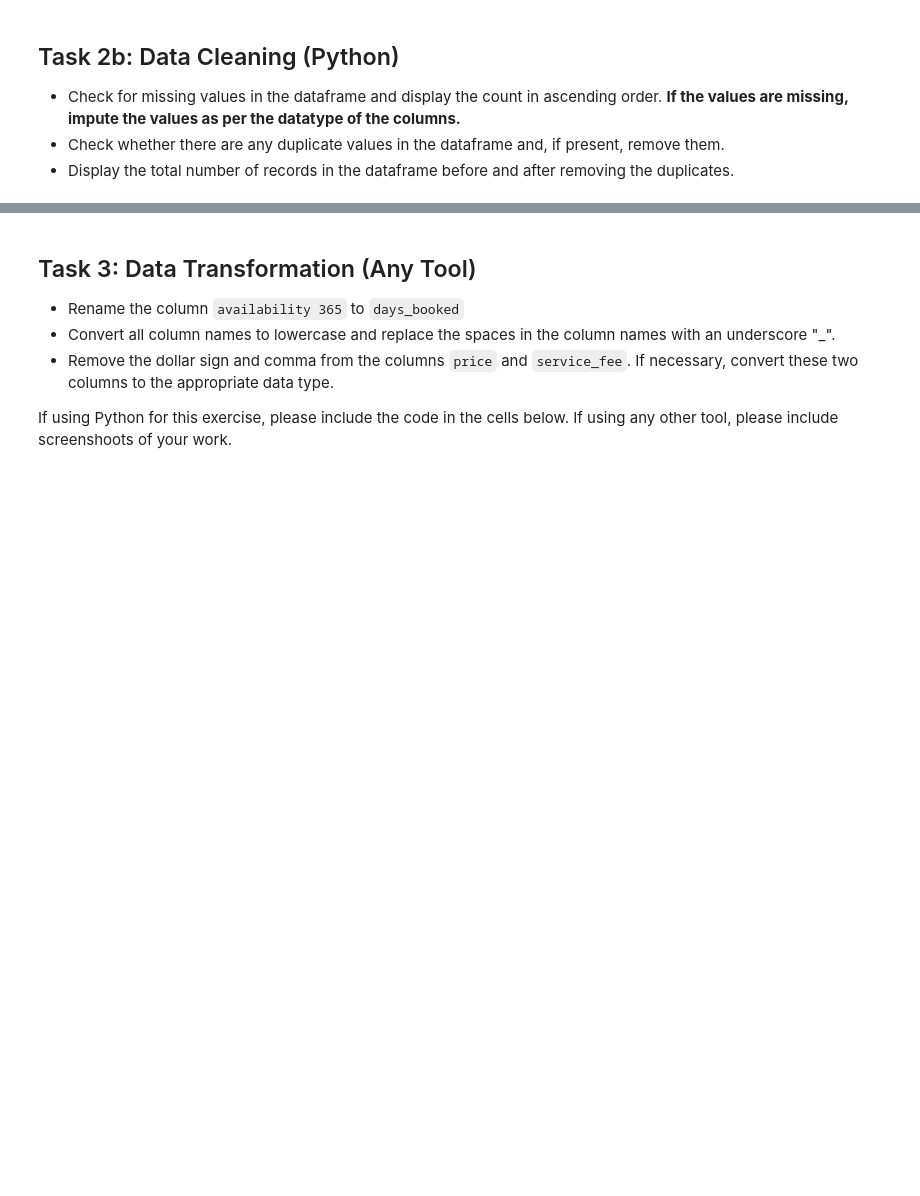
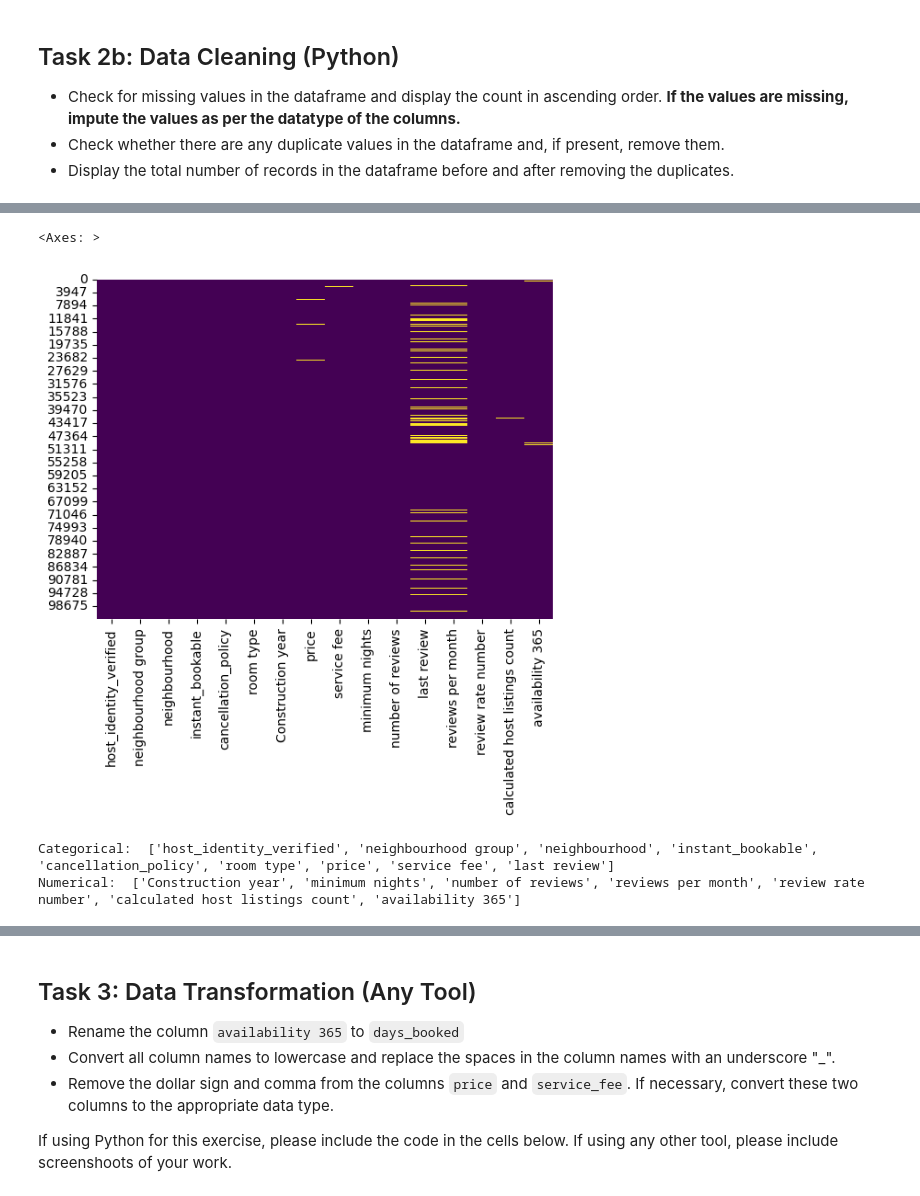
Before and after one commit to bimbo-22/data-science, a Jupyter notebook: data-capstone-project-3/Capstone_Project_English.ipynb, the cells around one changed output, grey strips where cells are left out. Cells and saved outputs as stored; diff of their text form; code cells hidden in the pictures; blank space fills up the shorter version.

```diff
--- a/data-capstone-project-3/Capstone_Project_English.ipynb
+++ b/data-capstone-project-3/Capstone_Project_English.ipynb
@@ -40,2 +47,5 @@ So all the best for your Data Analytics Journey on Airbnb data!!!
+# %%
+## Read the csv file
+airData = pd.read_csv("Airbnb_Open_Data.csv")
 # %%
 ## Display the first 5 rows
@@ -50,0 +93,2 @@ If using Python for this exercise, please include the code in the cells below. I
+# %%
+airData = airData.drop(["host id","id","country","country code","lat","long","NAME","license","house_rules","host name"], axis=1)
@@ -57,2 +132,15 @@ If using Python for this exercise, please include the code in the cells below. I
 # %%
-## Check for missing values in the dataframe and display the count in ascending order.
+# we can use seaborn to visualise missing values
+sns.heatmap(airData.isnull(),cbar=False,cmap="viridis")
+# %% [output]
+<Axes: >
+[figure, added]
+# %%
+categorical_null_values = airData.dtypes[airData.dtypes == "object"].index.tolist()
+print("Categorical: ", categorical_null_values)
+
+numerical_null_values = [col for col in airData.columns if col not in categorical_null_values]
+print("Numerical: ", numerical_null_values)
+# %% [output]
+Categorical:  ['host_identity_verified', 'neighbourhood group', 'neighbourhood', 'instant_bookable', 'cancellation_policy', 'room type', 'price', 'service fee', 'last review']
+Numerical:  ['Construction year', 'minimum nights', 'number of reviews', 'reviews per month', 'review rate number', 'calculated host listings count', 'availability 365']
```
Also changed, not shown: parts of 30 cells of this notebook, 9 other files.
